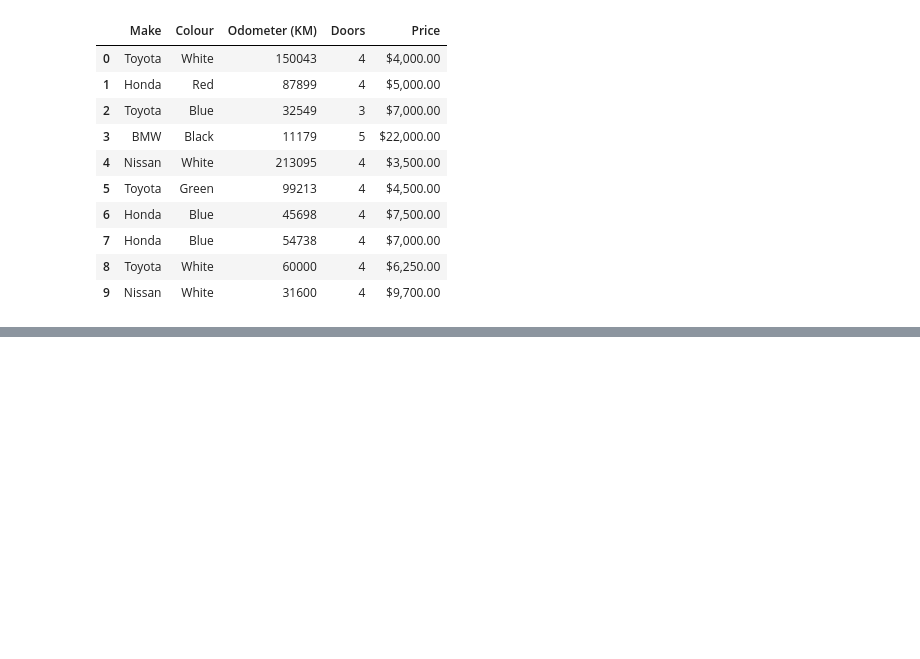
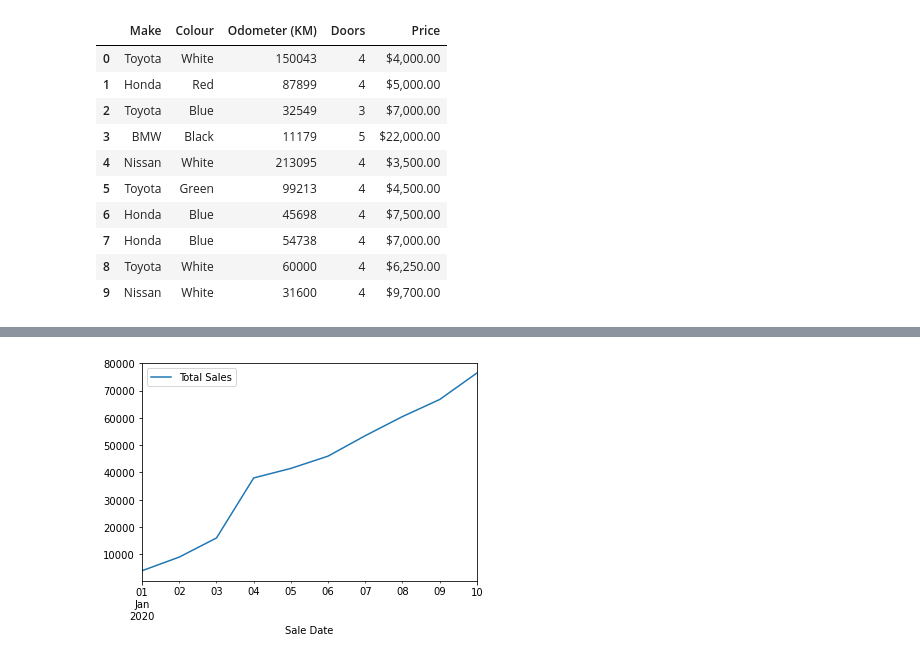
Before and after one commit to agustinruiz/machine-learning-course, a Jupyter notebook: sample_project/Introduction-to-matplotlib.ipynb, the cells around one changed output, grey strips where cells are left out. Cells and saved outputs as stored; diff of their text form; code cells hidden in the pictures; blank space fills up the shorter version.

Commit message:
Introduction to matplotlib - part 3 - Plotting from pandas dataframe and customizing plots

```diff
--- a/sample_project/Introduction-to-matplotlib.ipynb
+++ b/sample_project/Introduction-to-matplotlib.ipynb
@@ -230,0 +262,4 @@ ts.plot();
+# %%
+# Now we have to remove the las two zeros
+car_sales["Price"] = car_sales["Price"].str[:-2]
+car_sales
@@ -230,0 +278,4 @@ ts.plot();
+# %%
+# Now we are going to add an aditional column for the sale dates
+car_sales["Sale Date"] = pd.date_range("1/1/2020", periods=len(car_sales))
+car_sales
@@ -230,0 +294,4 @@ ts.plot();
+# %%
+# now we are going to create a new column with the total sales
+car_sales["Total Sales"] = car_sales["Price"].cumsum()
+car_sales
@@ -230,0 +315,4 @@ ts.plot();
+# %%
+# we have to conver the price column into an integer
+car_sales["Total Sales"] = car_sales["Price"].astype(int).cumsum()
+car_sales
@@ -230,0 +331,5 @@ ts.plot();
+# %%
+# Let's plt the total sales
+car_sales.plot(x="Sale Date",y="Total Sales");
+# %% [output]
+[figure, added]
```
Also changed, not shown: parts of 51 cells of this notebook.
